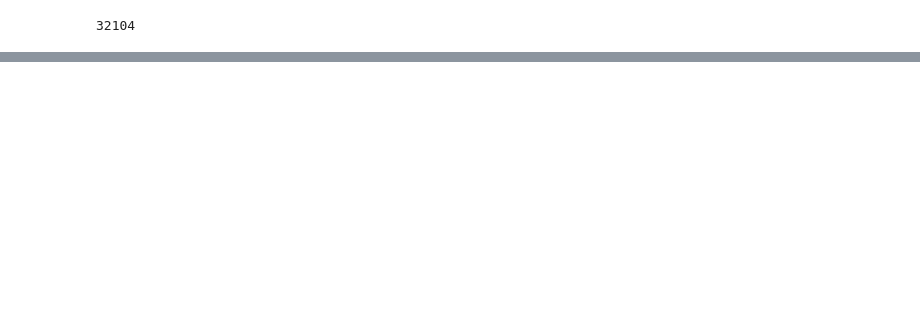
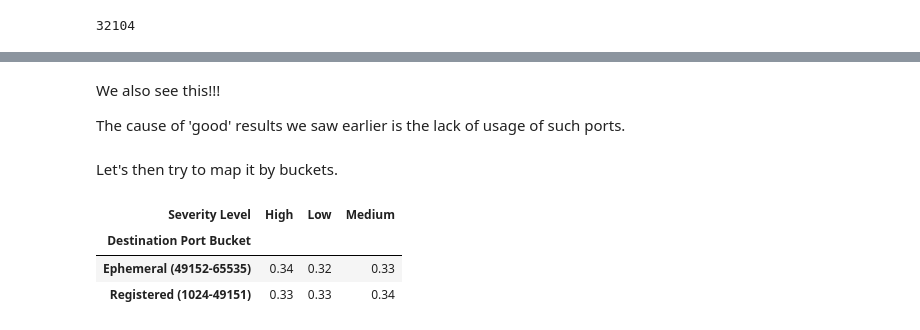
Before and after one commit to Alisizationed/sigmoid-exam, a Jupyter notebook: part_1_eda.ipynb, the cells around one changed output, grey strips where cells are left out. Saved outputs shown, nothing was run; the diff lists cells and outputs as text; code cells hidden in the pictures; blank space fills up the shorter version.

```diff
--- a/part_1_eda.ipynb
+++ b/part_1_eda.ipynb
@@ -581,0 +659,2 @@ df['Device Information'].nunique()
+# %%
+df.drop(['Device Information'], axis=1, inplace=True)
@@ -581,0 +669,27 @@ df['Device Information'].nunique()
+# %%
+import socket
+
+common_ports = {
+    20: 'FTP-data', 21: 'FTP', 22: 'SSH', 23: 'Telnet', 25: 'SMTP',
+    53: 'DNS', 67: 'DHCP', 68: 'DHCP', 80: 'HTTP', 110: 'POP3',
+    123: 'NTP', 143: 'IMAP', 161: 'SNMP', 443: 'HTTPS', 445: 'SMB',
+    3306: 'MySQL', 3389: 'RDP', 5432: 'PostgreSQL', 8080: 'HTTP-alt',
+}
+
+def map_port(port):
+    if port in common_ports:
+        return common_ports[port]
+    try:
+        return socket.getservbyport(port)
+    except OSError:
+        return 'Other'
+
+df['Source Port Service'] = df['Source Port'].apply(map_port)
+df['Destination Port Service'] = df['Destination Port'].apply(map_port)
+# %%
+port_features = ['Source Port Service', 'Destination Port Service']
+
+for port in port_features:
+  print(port)
+  print(pd.crosstab(df[port], df['Severity Level'], normalize='index').round(2))
+  print()
@@ -581,0 +723,25 @@ df['Device Information'].nunique()
+# %% [markdown]
+We also see this!!!
+
+The cause of 'good' results we saw earlier is the lack of usage of such ports.
+# %%
+def port_bucket(port):
+    if port < 1024:
+        return 'Well-Known (0-1023)'
+    elif port < 49152:
+        return 'Registered (1024-49151)'
+    else:
+        return 'Ephemeral (49152-65535)'
+
+df['Source Port Bucket'] = df['Source Port'].apply(port_bucket)
+df['Destination Port Bucket'] = df['Destination Port'].apply(port_bucket)
+# %% [markdown]
+Let's then try to map it by buckets.
+# %%
+df['Destination Port Bucket'].value_counts()
+pd.crosstab(df['Destination Port Bucket'], df['Severity Level'], normalize='index').round(2)
+# %% [output]
+| Severity Level | High | Low | Medium |
+| Destination Port Bucket |  |  |  |
+| Ephemeral (49152-65535) | 0.34 | 0.32 | 0.33 |
+| Registered (1024-49151) | 0.33 | 0.33 | 0.34 |
```
Also changed, not shown: parts of 77 cells of this notebook.
